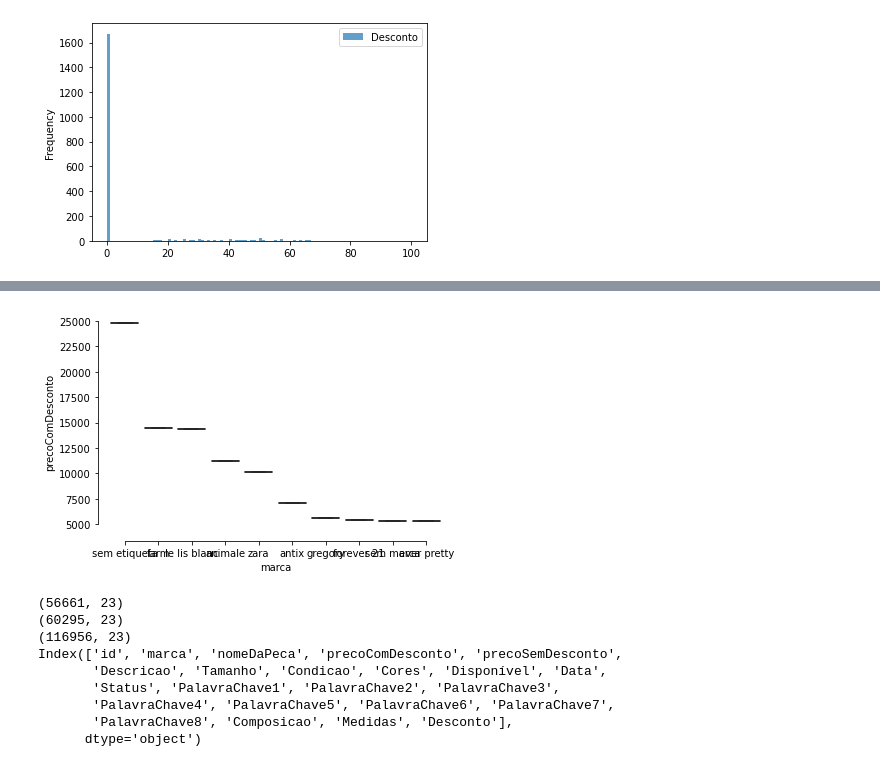
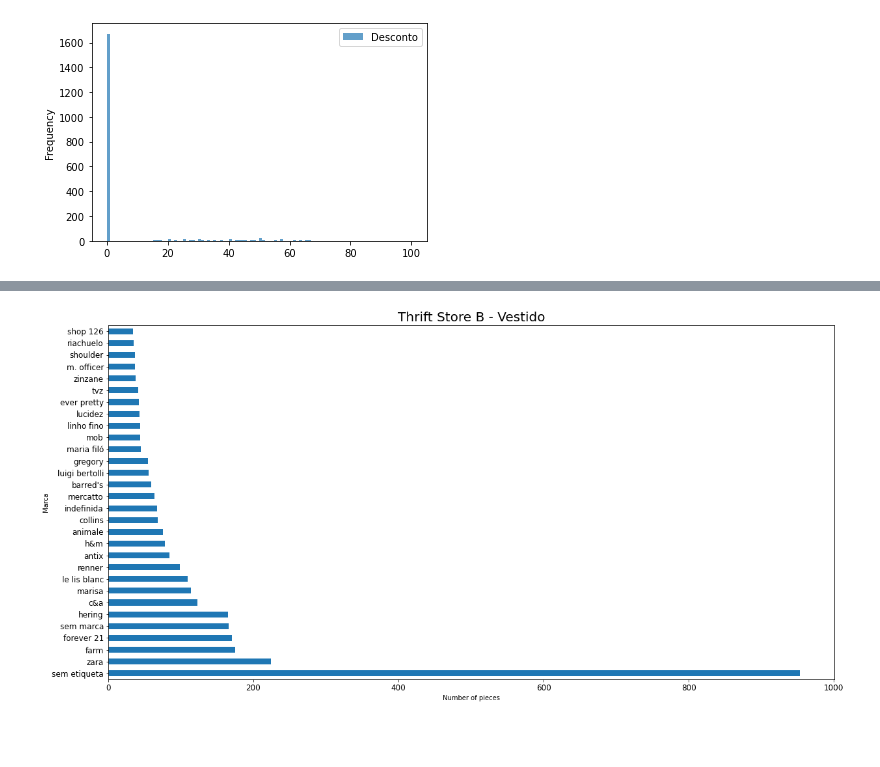
Before and after one commit to pedroafleite/thrift_stores, a Jupyter notebook: thrift_store.ipynb, the cells around one changed output, grey strips where cells are left out. Drawn from its saved outputs; the diff is of its cells as text; code cells hidden in the pictures; blank space fills up the shorter version.

```diff
--- a/thrift_store.ipynb
+++ b/thrift_store.ipynb
@@ -494,24 +674,8 @@ Name: marca, dtype: int64
-# %%
-sns.boxplot(x = x2['marca'].head(10), y = x2['precoComDesconto'].head(10),
-            palette=["m", "g"],
-            data=thrift_b_Vestido)
-sns.despine(offset=10, trim=True)
-# %% [output]
-[figure, removed]
-# %%
-thrift_ab = thrift_a.append(thrift_b, ignore_index=True)
-print(thrift_a.shape)
-print(thrift_b.shape)
-print(thrift_ab.shape)
-#I will have to maybe order those columns before merging them.
-print(thrift_ab.columns)
-# %% [output]
-(56661, 23)
-(60295, 23)
-(116956, 23)
-Index(['id', 'marca', 'nomeDaPeca', 'precoComDesconto', 'precoSemDesconto',
-       'Descricao', 'Tamanho', 'Condicao', 'Cores', 'Disponível', 'Data',
-       'Status', 'PalavraChave1', 'PalavraChave2', 'PalavraChave3',
-       'PalavraChave4', 'PalavraChave5', 'PalavraChave6', 'PalavraChave7',
-       'PalavraChave8', 'Composicao', 'Medidas', 'Desconto'],
-      dtype='object')
+# %%
+thrift_b_Vestido['marca'].value_counts().head(30).plot(kind='barh', figsize=(20,10), fontsize=12)
+plt.title('Thrift Store B - Vestido', fontsize = 20)
+plt.ylabel('Marca')
+plt.xlabel('Number of pieces')
+plt.show()
+# %% [output]
+[figure, added]
```
Also changed, not shown: parts of 60 cells of this notebook.
